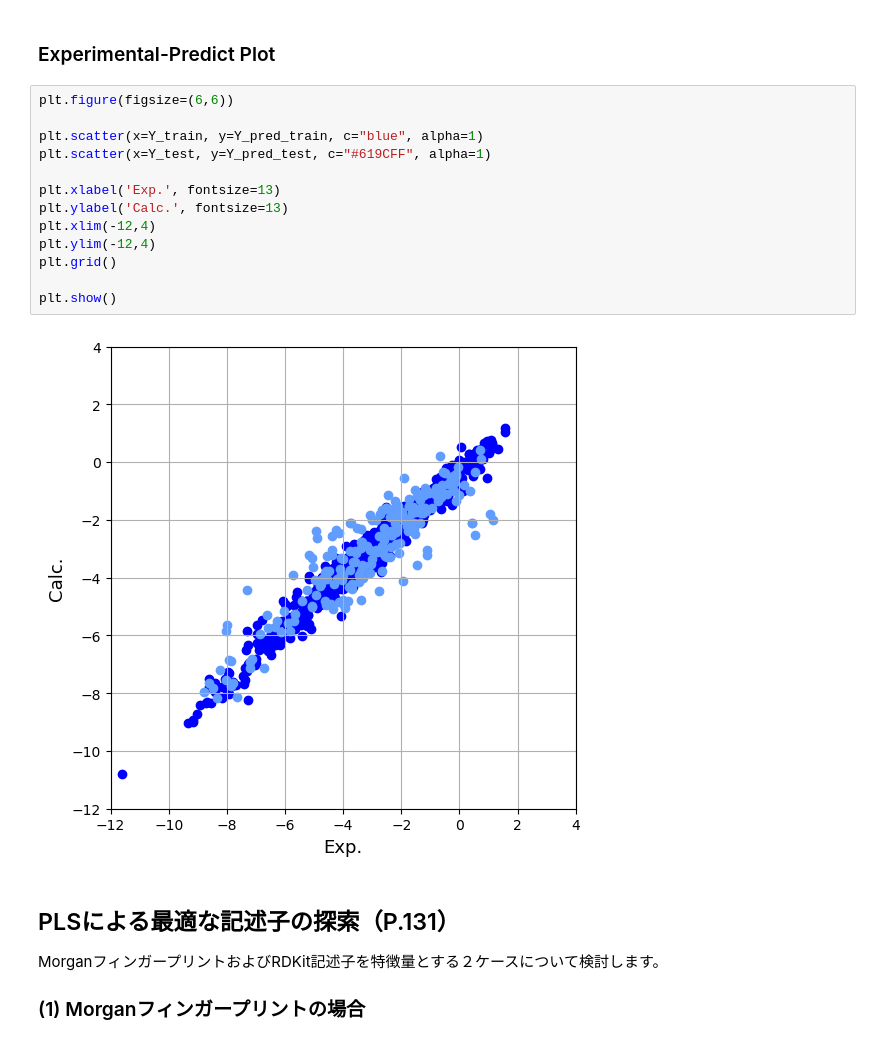
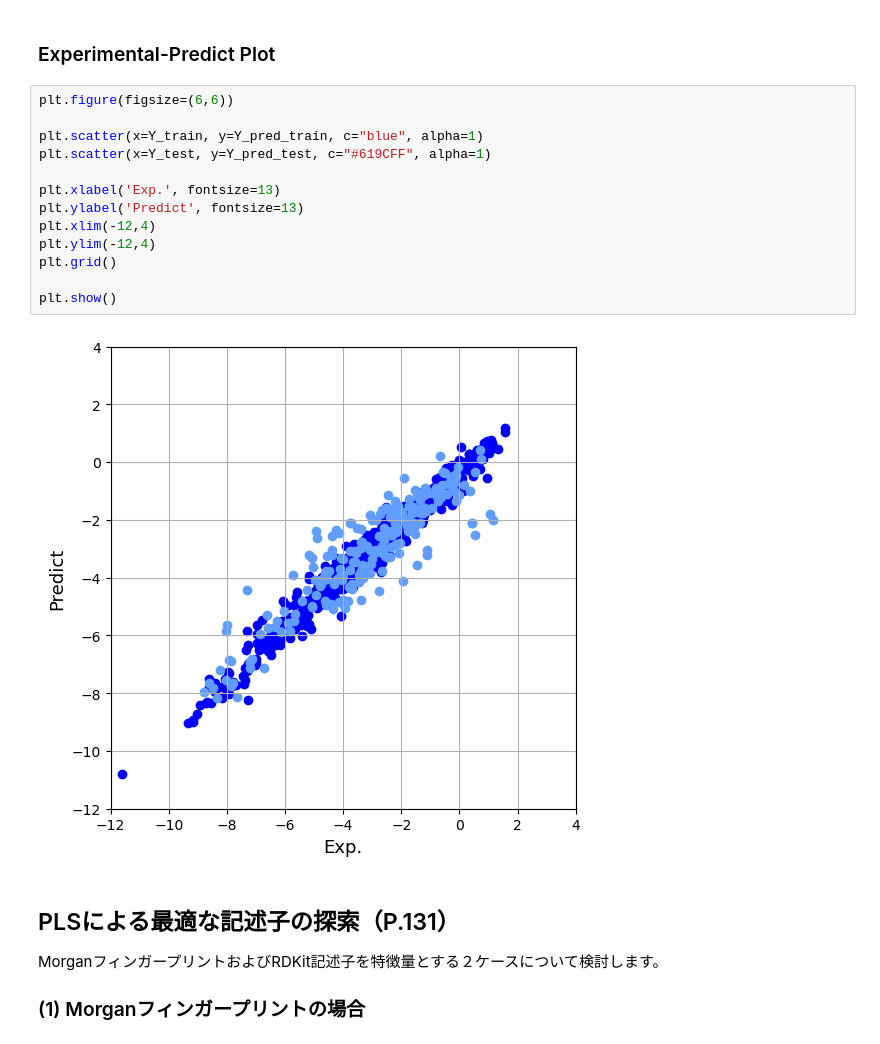
Before and after one commit to ARIM-Academy/Advanced_Tutorial_4, a Jupyter notebook: 3_Solubility.ipynb, the cells around one changed output. Cells and saved outputs as stored; diff of their text form.

```diff
--- a/3_Solubility.ipynb
+++ b/3_Solubility.ipynb
@@ -358,18 +390,18 @@ print('二乗平均平方根誤差(RMSE) : {:.3f}'.format(rmse))
 # %%
 plt.figure(figsize=(6,6))
 
 plt.scatter(x=Y_train, y=Y_pred_train, c="blue", alpha=1)
 plt.scatter(x=Y_test, y=Y_pred_test, c="#619CFF", alpha=1)
 
 plt.xlabel('Exp.', fontsize=13)
-plt.ylabel('Calc.', fontsize=13)
+plt.ylabel('Predict', fontsize=13)
 plt.xlim(-12,4)
 plt.ylim(-12,4)
 plt.grid()
 
 plt.show()
 # %% [output]
-[figure, old version]
+[figure, new version]
 # %% [markdown]
 ## PLSによる最適な記述子の探索（P.131）
 MorganフィンガープリントおよびRDKit記述子を特徴量とする２ケースについて検討します。
```
Also changed, not shown: parts of 33 cells of this notebook, 6 other files.
